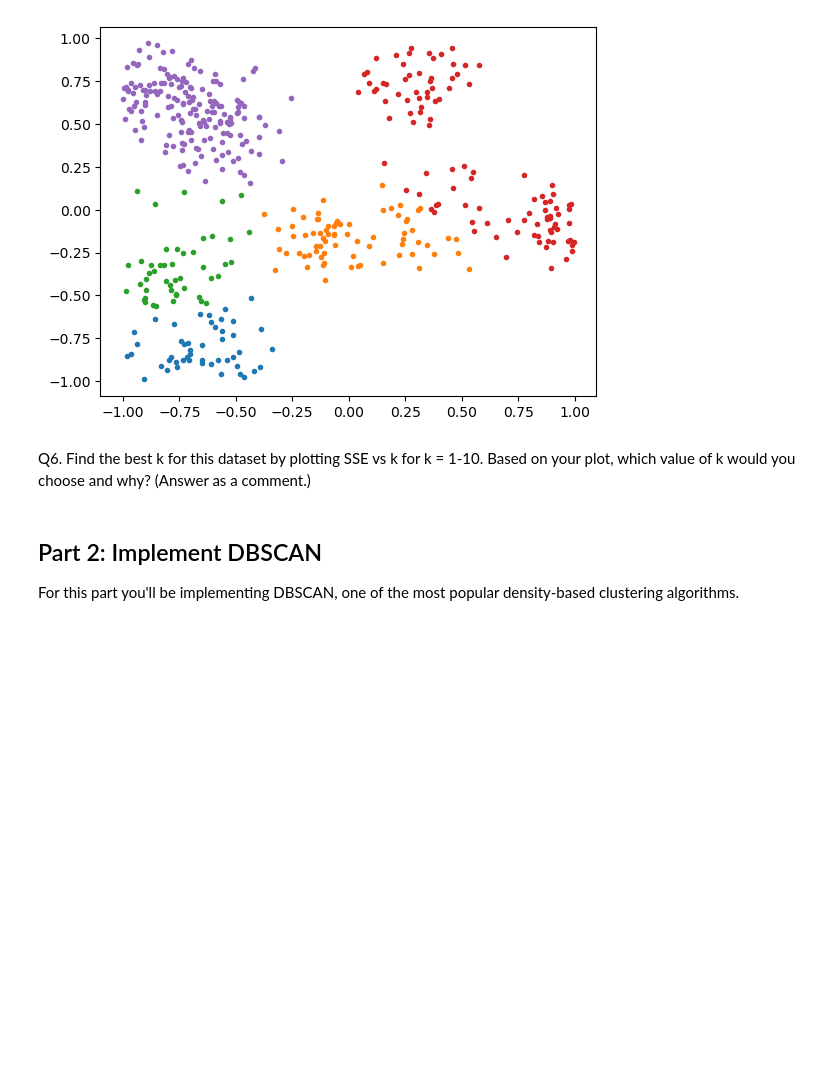
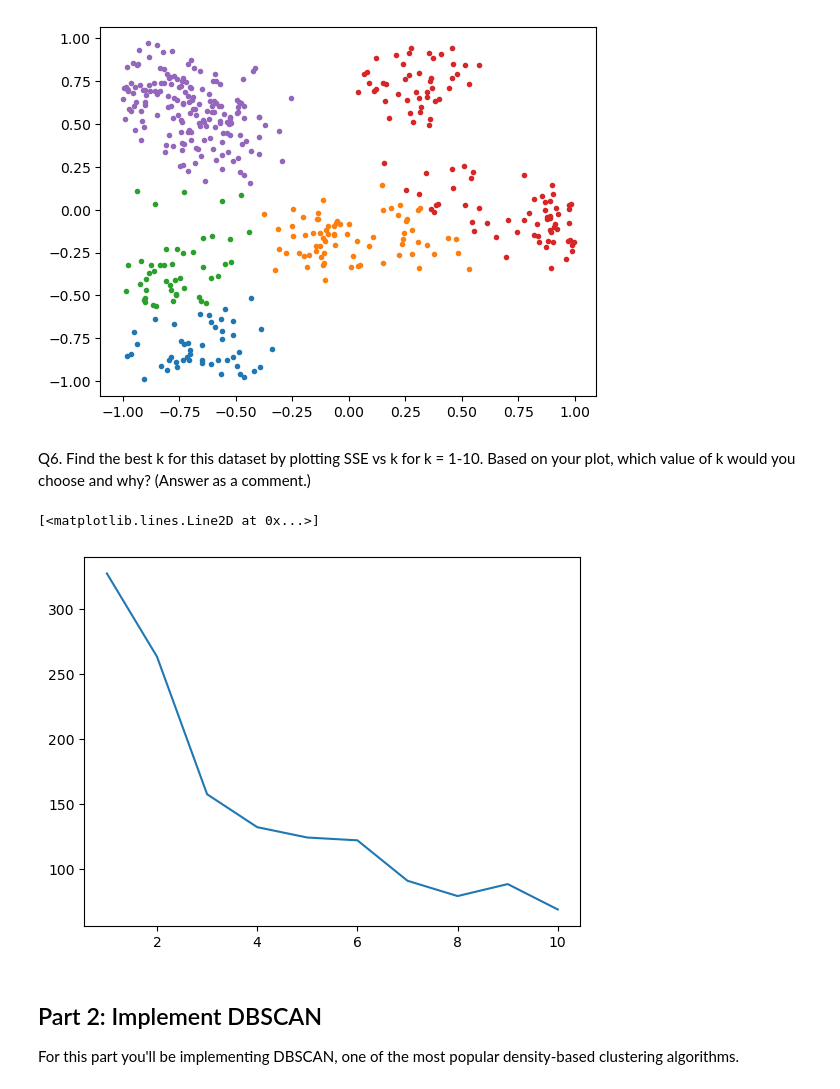
Before and after one commit to jakerm2002/Assignment-5-Clustering, a Jupyter notebook: HW5 - Clustering.ipynb, the cells around one changed output. Drawn from its saved outputs; the diff is of its cells as text; code cells hidden in the pictures; blank space fills up the shorter version.

```diff
--- a/HW5 - Clustering.ipynb
+++ b/HW5 - Clustering.ipynb
@@ -141,3 +139,20 @@ Q6. Find the best k for this dataset by plotting SSE vs k for k = 1-10. Based on
+# %%
+# Find the best k for this dataset by plotting SSE vs k for k = 1-10
+
+sse = []
+for i in range(1,11):
+    mu, clusters = k_means_clustering(data, i)
+    s = 0
+    for j in range(len(clusters)):
+        cluster = clusters[j]
+        for k in range(len(cluster)):
+            s += sqrt(square(cluster[k][0]-mu[j][0])+square(cluster[k][1]-mu[j][1]))
+    sse.append(s)
+
+plt.plot(range(1,11), sse)
+# %% [output]
+[<matplotlib.lines.Line2D at 0x...>]
+[figure, added]
 # %% [markdown]
 ## Part 2: Implement DBSCAN
 
```
Also changed, not shown: parts of 5 cells of this notebook.
